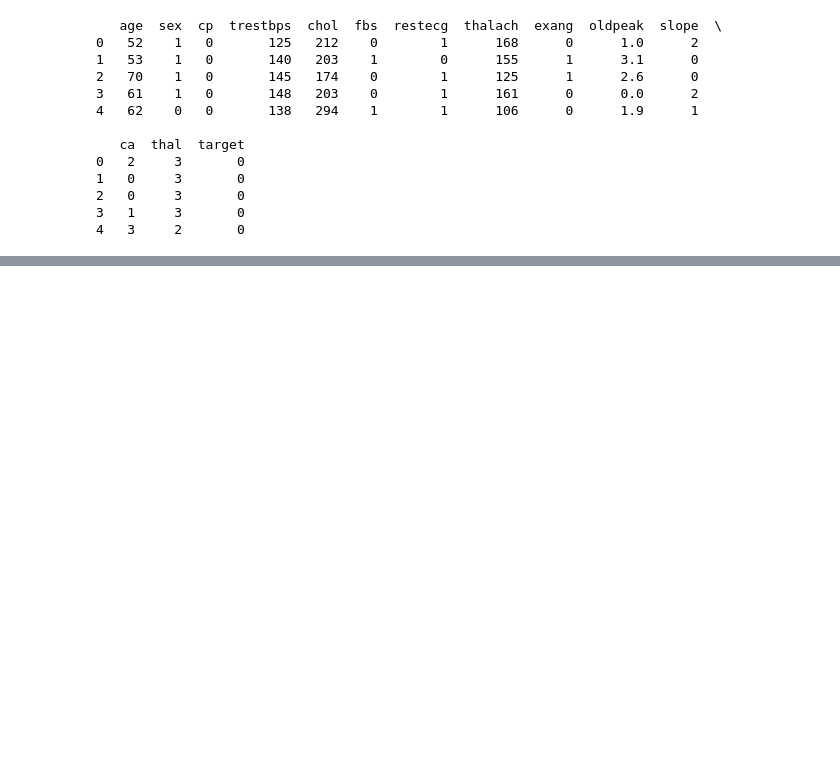
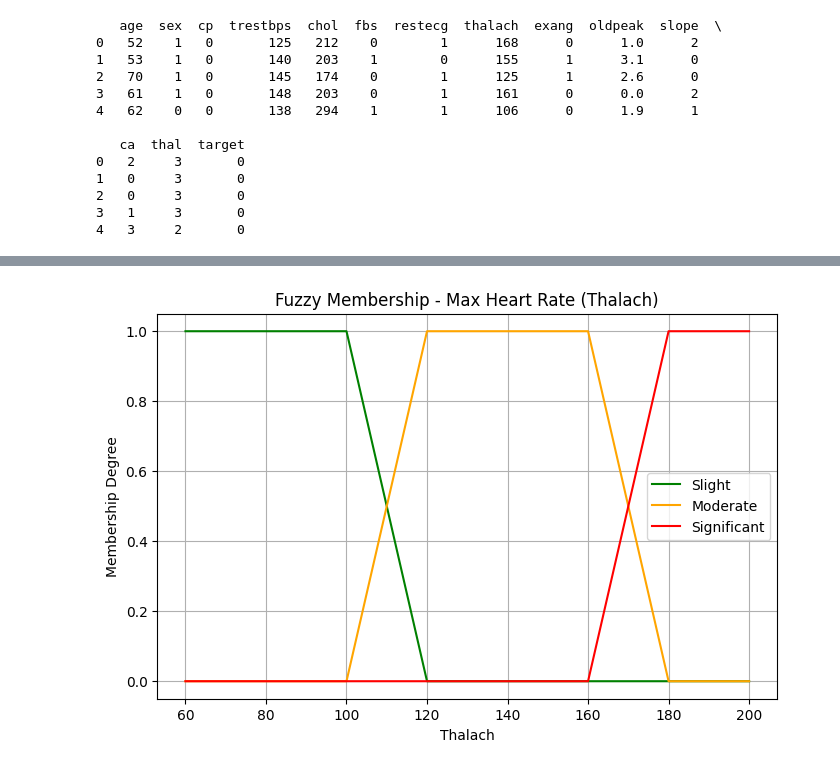
Before and after one commit to riarumoda/csv-fuzzy, a Jupyter notebook: PredictCardiovascularDisease.ipynb, the cells around one changed output, grey strips where cells are left out. Saved outputs shown, nothing was run; the diff lists cells and outputs as text; code cells hidden in the pictures; blank space fills up the shorter version.

```diff
--- a/PredictCardiovascularDisease.ipynb
+++ b/PredictCardiovascularDisease.ipynb
@@ -161,0 +142,43 @@ plt.show()
+# %%
+# Maximum Heart Rate
+def fuzzy_thalach(thalach):
+    detak = {"Slight": 0, "Moderate": 0, "Significant": 0}
+    t1, t2, t3, t4 = 100, 120, 160, 180
+
+    if thalach <= t1:
+        detak["Slight"] = 1
+    elif t1 < thalach < t2:
+        detak["Slight"] = float((t2 - thalach) / (t2 - t1))
+        detak["Moderate"] = float((thalach - t1) / (t2 - t1))
+    elif t2 <= thalach <= t3:
+        detak["Moderate"] = 1
+    elif t3 < thalach < t4:
+        detak["Moderate"] = float((t4 - thalach) / (t4 - t3))
+        detak["Significant"] = float((thalach - t3) / (t4 - t3))
+    elif thalach >= t4:
+        detak["Significant"] = 1
+
+    return detak
+
+# Visualisasi Thalach
+x1 = [60, 100, 120, 200]        # Slight
+y1 = [1, 1, 0, 0]
+
+x2 = [60, 100, 120, 160, 180, 200]  # Moderate
+y2 = [0, 0, 1, 1, 0, 0]
+
+x3 = [60, 160, 180, 200]       # Significant
+y3 = [0, 0, 1, 1]
+
+plt.figure(figsize=(8,5))
+plt.title("Fuzzy Membership - Max Heart Rate (Thalach)")
+plt.plot(x1, y1, label="Slight", color="green")
+plt.plot(x2, y2, label="Moderate", color="orange")
+plt.plot(x3, y3, label="Significant", color="red")
+plt.xlabel("Thalach")
+plt.ylabel("Membership Degree")
+plt.legend()
+plt.grid(True)
+plt.show()
+# %% [output]
+[figure, added]
```
Also changed, not shown: parts of 27 cells of this notebook.
